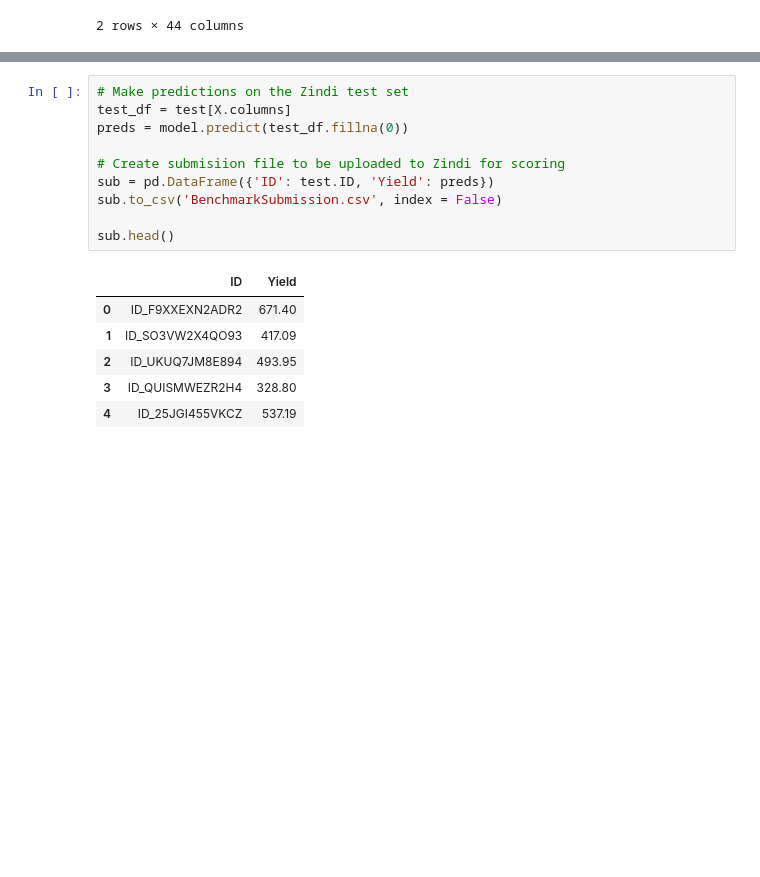
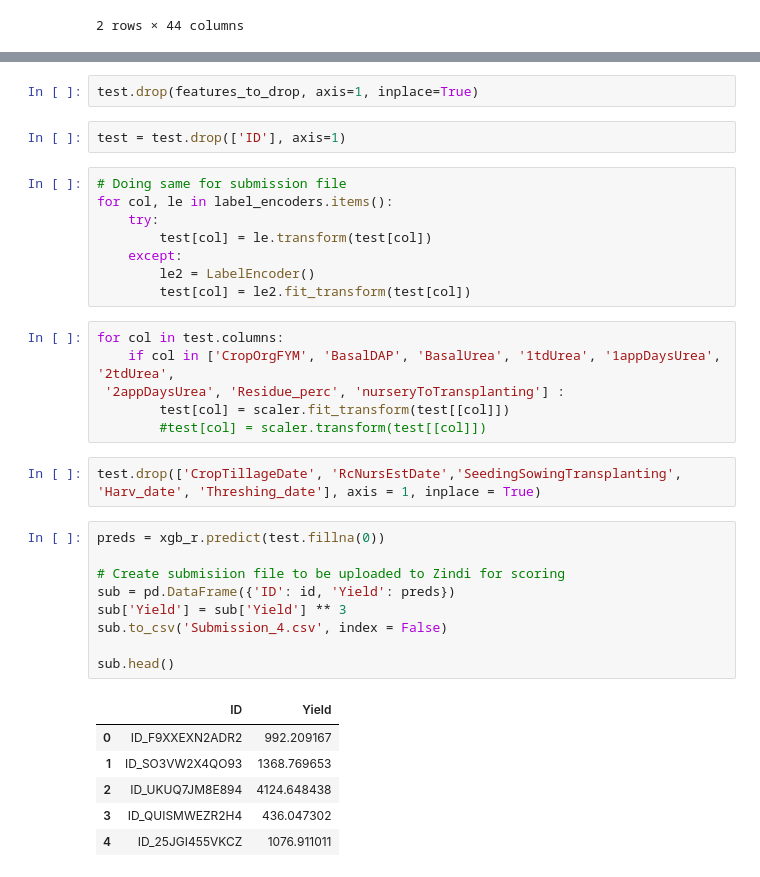
Before and after one commit to Nabarup-Maity/Machine_Learning, a Jupyter notebook: Zindi/Digital Green Crop Yield Estimate Challenge/DigitalGreen_Starter_Notebook.ipynb, the cells around one changed output, grey strips where cells are left out. Cells and saved outputs as stored; diff of their text form; blank space fills up the shorter version.

```diff
--- a/Zindi/Digital Green Crop Yield Estimate Challenge/DigitalGreen_Starter_Notebook.ipynb
+++ b/Zindi/Digital Green Crop Yield Estimate Challenge/DigitalGreen_Starter_Notebook.ipynb
@@ -162,17 +795,36 @@ mean_squared_error(y_test, preds, squared=False)
+# %%
+test.drop(features_to_drop, axis=1, inplace=True)
+# %%
+test = test.drop(['ID'], axis=1)
+# %%
+# Doing same for submission file
+for col, le in label_encoders.items():
+    try:
+        test[col] = le.transform(test[col])
+    except:
+        le2 = LabelEncoder()
+        test[col] = le2.fit_transform(test[col])
+# %%
+for col in test.columns:
+    if col in ['CropOrgFYM', 'BasalDAP', 'BasalUrea', '1tdUrea', '1appDaysUrea', '2tdUrea',
+ '2appDaysUrea', 'Residue_perc', 'nurseryToTransplanting'] :
+        test[col] = scaler.fit_transform(test[[col]])
+        #test[col] = scaler.transform(test[[col]])
+# %%
+test.drop(['CropTillageDate', 'RcNursEstDate','SeedingSowingTransplanting', 'Harv_date', 'Threshing_date'], axis = 1, inplace = True)
 # %%
-# Make predictions on the Zindi test set
-test_df = test[X.columns]
-preds = model.predict(test_df.fillna(0))
+preds = xgb_r.predict(test.fillna(0))
 
 # Create submisiion file to be uploaded to Zindi for scoring
-sub = pd.DataFrame({'ID': test.ID, 'Yield': preds})
-sub.to_csv('BenchmarkSubmission.csv', index = False)
+sub = pd.DataFrame({'ID': id, 'Yield': preds})
+sub['Yield'] = sub['Yield'] ** 3
+sub.to_csv('Submission_4.csv', index = False)
 
 sub.head()
 # %% [output]
 |  | ID | Yield |
-| 0 | ID_F9XXEXN2ADR2 | 671.40 |
-| 1 | ID_SO3VW2X4QO93 | 417.09 |
-| 2 | ID_UKUQ7JM8E894 | 493.95 |
-| 3 | ID_QUISMWEZR2H4 | 328.80 |
-| 4 | ID_25JGI455VKCZ | 537.19 |
+| 0 | ID_F9XXEXN2ADR2 | 992.209167 |
+| 1 | ID_SO3VW2X4QO93 | 1368.769653 |
+| 2 | ID_UKUQ7JM8E894 | 4124.648438 |
+| 3 | ID_QUISMWEZR2H4 | 436.047302 |
+| 4 | ID_25JGI455VKCZ | 1076.911011 |
```
Also changed, not shown: parts of 99 cells of this notebook.
